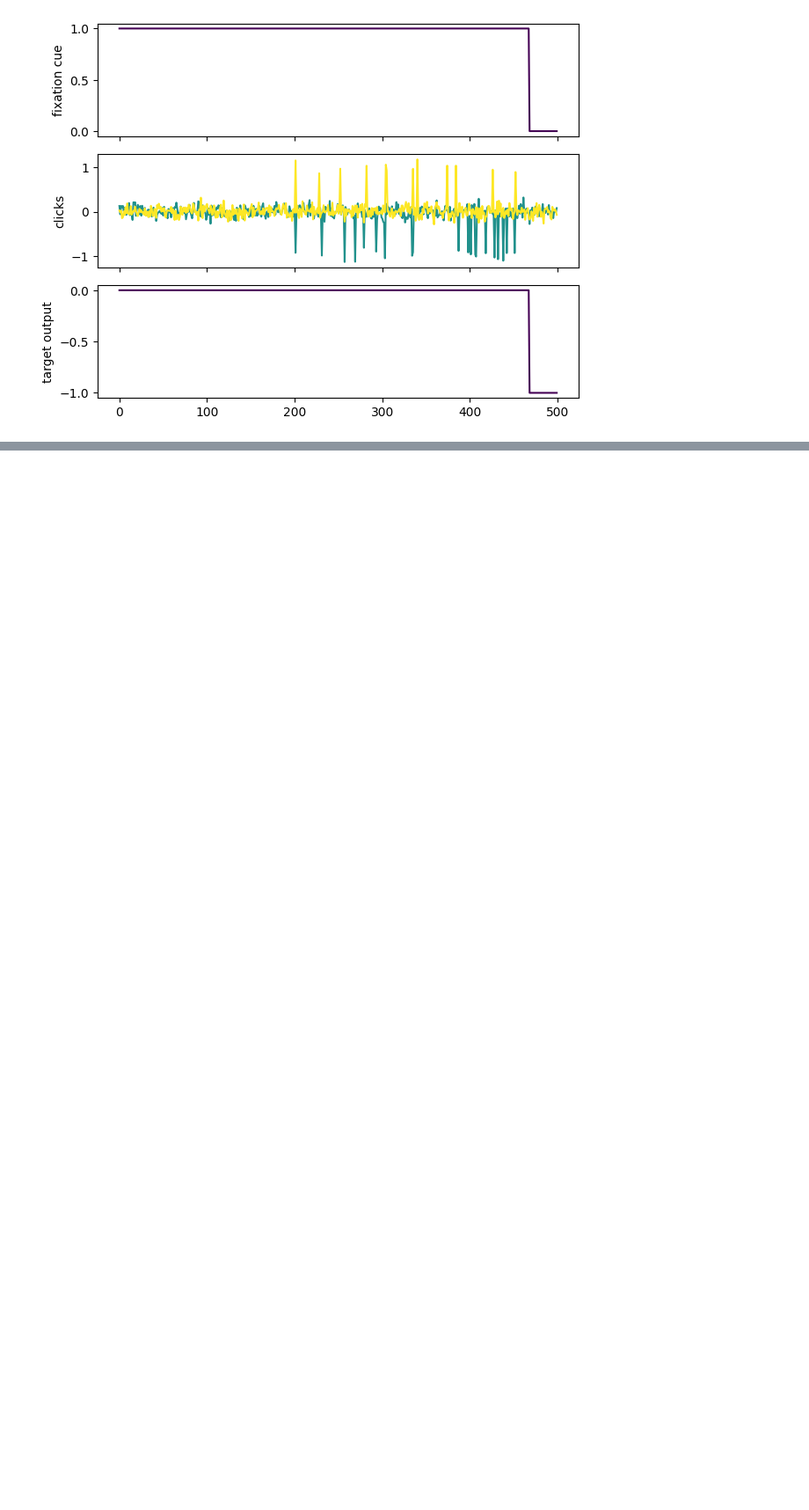
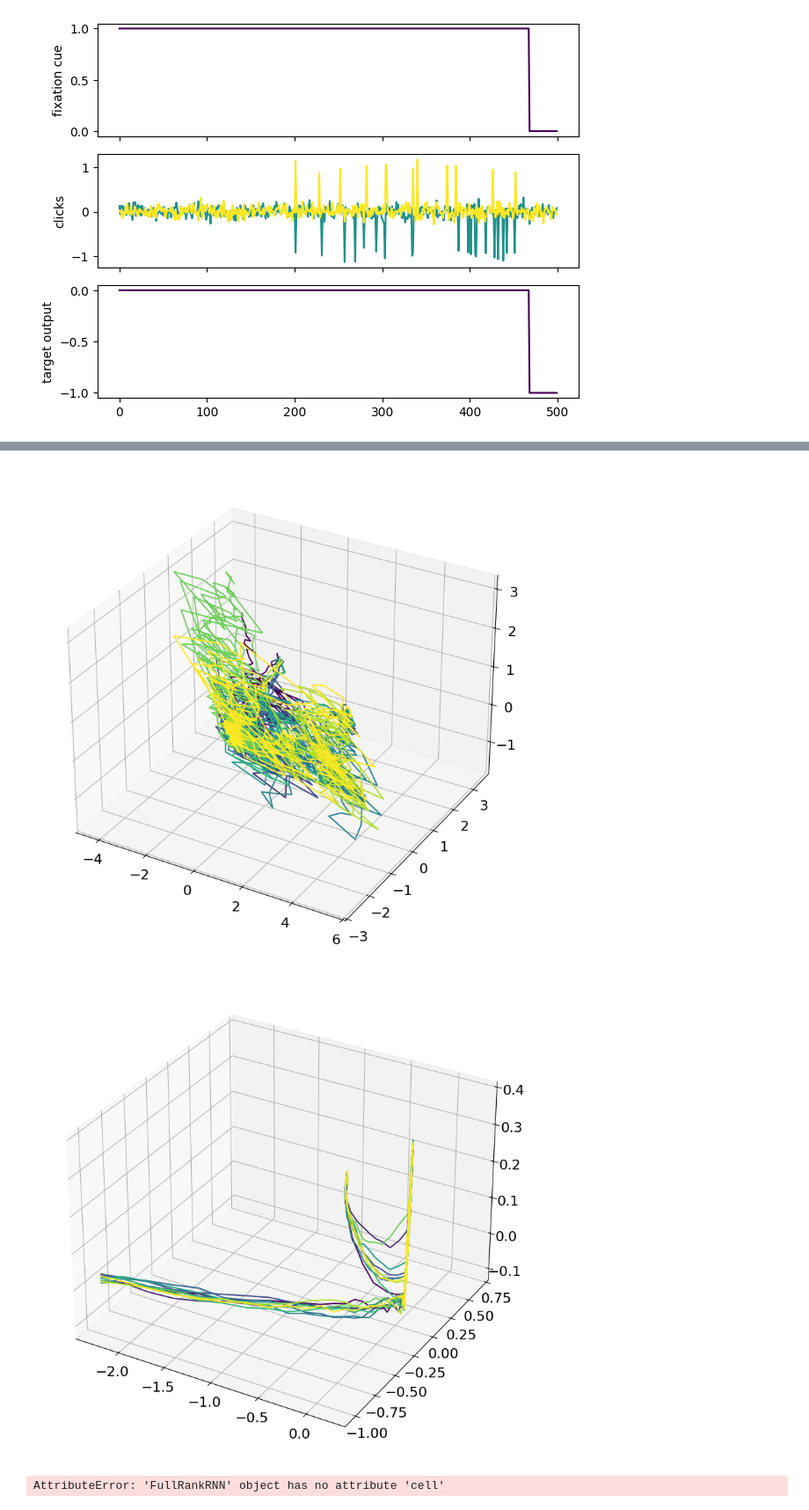
Before and after one commit to alejandradu/ComputationThruDynamicsBenchmark, a Jupyter notebook: examples/notebooks/Task_train+LINT.ipynb, the cells around one changed output, grey strips where cells are left out. Shown at 88% size. Cells and saved outputs as stored; diff of their text form; code cells hidden in the pictures; blank space fills up the shorter version.

```diff
--- a/examples/notebooks/Task_train+LINT.ipynb
+++ b/examples/notebooks/Task_train+LINT.ipynb
@@ -129,3 +94,45 @@ Sorting by Eigenvalue magnitude.
+# %%
+# FullRankRNN
+
+from ctd.comparison.analysis.tt.tt import Analysis_TT
+
+# 26 not good
+tune26 = "/scratch/gpfs/ad2002/content/trained_models/task-trained/20250318_PClicks_full_26/max_epochs=500_weight_decay=1.00E-06_learning_rate=1.00E-02_seed=0_noise=5.00E-02_rateL=26_latent_size=64"
+# 39 good - tbh could just guess one side always and still not lose much
+tune39 = "/scratch/gpfs/ad2002/content/trained_models/task-trained/20250318_PClicks_full_39/max_epochs=500_weight_decay=1.00E-06_learning_rate=1.00E-02_seed=0_noise=5.00E-02_rateL=39_latent_size=16"
+
+full_pclicks_26 = Analysis_TT(run_name = "full_pclicks_26", filepath = tune26 + "/")
+full_pclicks_39 = Analysis_TT(run_name = "full_pclicks_39", filepath = tune39 + "/")
+
+# io is showing PCA latents
+# full_pclicks_26.plot_trial_io(num_trials=10)
+# full_pclicks_39.plot_trial_io(num_trials=10)
+
+# also showing PCA
+full_pclicks_26.plot_trial_latents(num_trials=10)
+full_pclicks_39.plot_trial_latents(num_trials=10)
+
+# plot the trajs and fixed points - NEED CELL
+full_pclicks_39.plot_fps(
+                    num_traj=10,
+                    n_inits=2048,
+                    noise_scale=0.0,
+                    learning_rate=1e-3,  # higher LR brings up spurious unstable points
+                    max_iters=10000,
+                    device="cpu",
+                    seed=0,
+                    compute_jacobians=True,
+                    q_thresh=1e-5,
+                    n_pca_components=3,
+                    return_pca_model = False,
+                    do_pca=False,
+                    plot_only_points=False,
+                    return_points = False,
+                )
+# %% [output]
+[figure, added]
+[figure, added]
+AttributeError: 'FullRankRNN' object has no attribute 'cell'
 # %%
 # visualize simulated neural dataset
 import h5py
```
Also changed, not shown: parts of 3 cells of this notebook, 35 other files.
